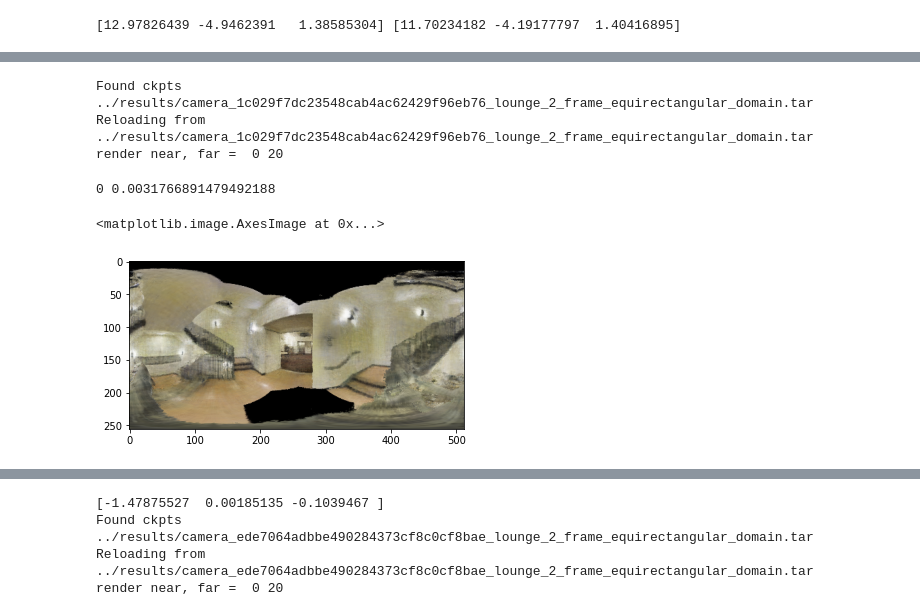
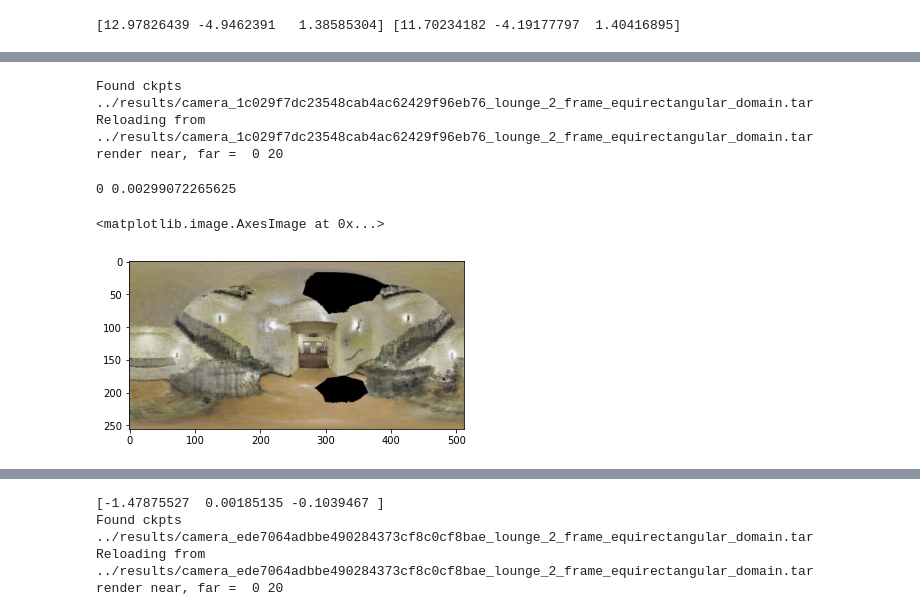
Before and after one commit to wukailu/OmniNeRF, a Jupyter notebook: RenderNewViews.ipynb, the cells around one changed output, grey strips where cells are left out. Drawn from its saved outputs; the diff is of its cells as text; code cells hidden in the pictures.

```diff
--- a/RenderNewViews.ipynb
+++ b/RenderNewViews.ipynb
@@ -61,3 +77,9 @@ def render_pos(pos, model_path):
+# %%
+def to_omniNerf_cam(pos):
+    return np.array([pos[2], pos[1], pos[0]])
+
+def to_st_cam(pos):
+    return np.array([pos[2], pos[1], pos[0]])
 # %%
 import json
 
@@ -79,7 +101,7 @@ models = ["../results/" + relative for relative in os.listdir("../results")]
 all_rgb = []
 all_pos = []
 for model_path in models:
-    save_dir = "/home/wukailu/gen_new/" + model_path.split("/")[-1][:-len(".tar")]
+    save_dir = "/home/wukailu/gen_correct/" + model_path.split("/")[-1][:-len(".tar")]
     os.makedirs(save_dir, exist_ok=True)
     rand_pos = get_rand_pos(model_path, total_samples = 10)
     for idx, pos in enumerate(rand_pos):
@@ -89,8 +111,6 @@ for model_path in models:
         abs_pos = get_abs_pos(model_path, pos)
         all_rgb.append(rgb)
         all_pos.append(abs_pos)
-#         plt.imshow(rgb)
-#         plt.show()
         Image.fromarray((rgb*255).astype(np.uint8)).save(save_dir+f"/{idx}.png")
         with open(save_dir+f"/{idx}.json", "w") as fp:
             json.dump({"position": list(abs_pos)},fp)
@@ -210,7 +174 @@ array([ 6.123234e-17,  1.000000e+00, -0.000000e+00])
-# %%
-def to_omniNerf_cam(pos):
-    return np.array([(pos[0]+pos[2])/(2**0.5), -pos[1], (pos[0]-pos[2])/(2**0.5)])
-
-def to_st_cam(pos):
-    return np.array([(pos[0]+pos[2])/(2**0.5), -pos[1], (pos[0]-pos[2])/(2**0.5)])
 # %%
@@ -225,9 +188,9 @@ render near, far =  0 20
 # %%
-plt.imshow(render_pos(to_omniNerf_cam(pos15), models[15]))
+plt.imshow(render_pos(to_omniNerf_cam(to_cam_frame(c2w15, c2w1[:3,3])), models[15]))
 # %% [output]
 Found ckpts ../results/camera_1c029f7dc23548cab4ac62429f96eb76_lounge_2_frame_equirectangular_domain.tar
 Reloading from ../results/camera_1c029f7dc23548cab4ac62429f96eb76_lounge_2_frame_equirectangular_domain.tar
 render near, far =  0 20
-0 0.0031766891479492188
+0 0.00299072265625
 <matplotlib.image.AxesImage at 0x...>
-[figure, old version]
+[figure, new version]
```
Also changed, not shown: parts of 15 cells of this notebook.
